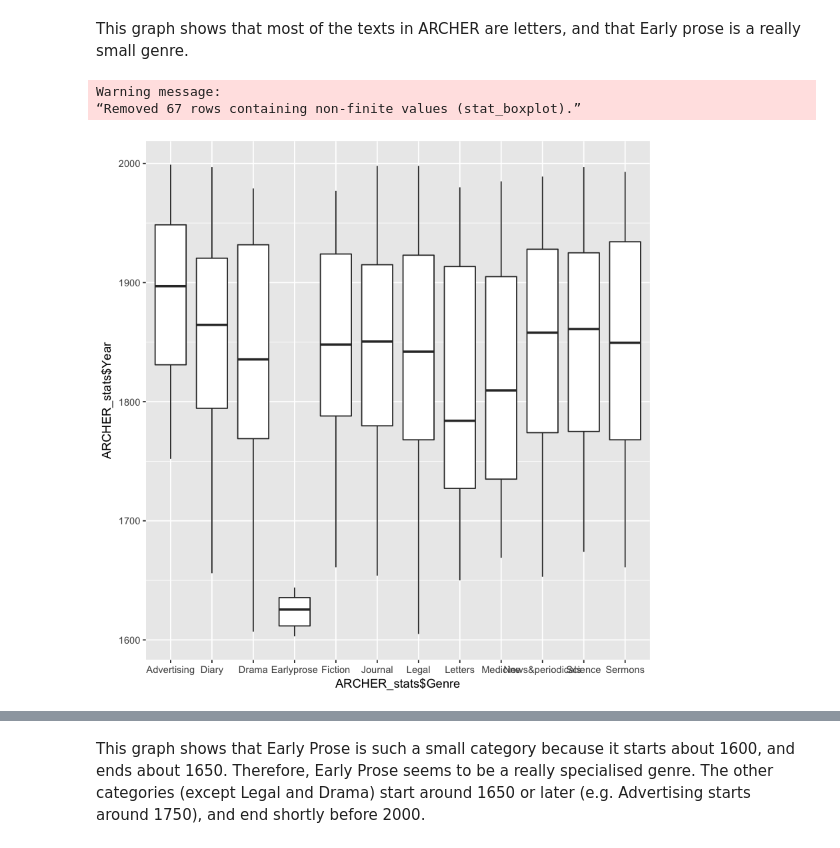
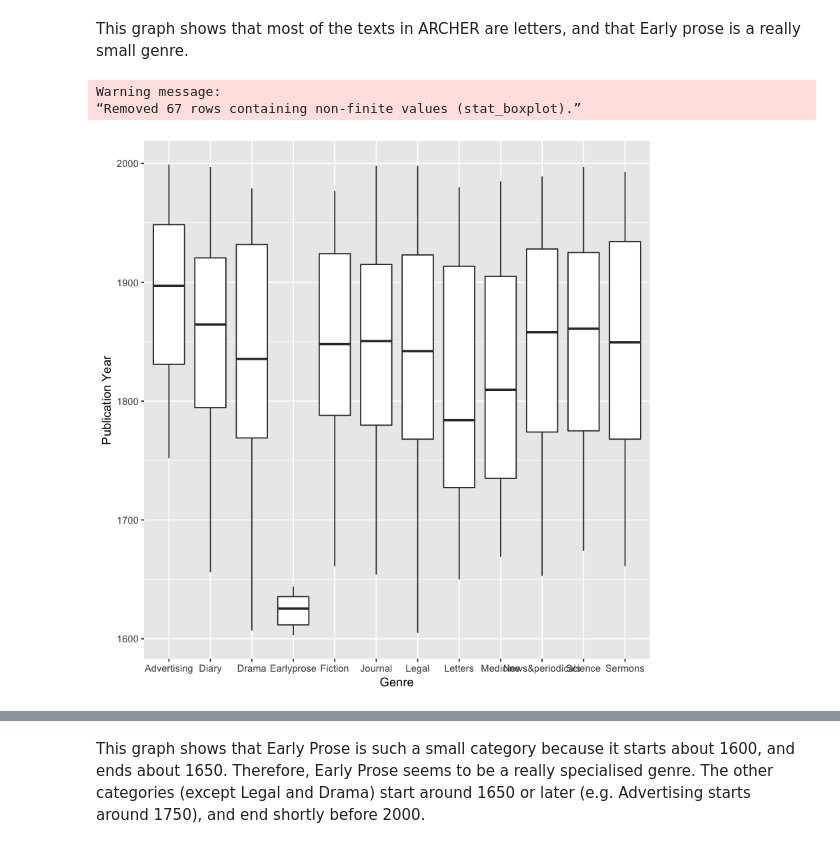
Before and after one commit to DianaLaura/MasterThesis, a Jupyter notebook: EDA.ipynb, the cells around one changed output, grey strips where cells are left out. Drawn from its saved outputs; the diff is of its cells as text; code cells hidden in the pictures.

```diff
--- a/EDA.ipynb
+++ b/EDA.ipynb
@@ -328,8 +332,8 @@ ggplot(ARCHER_stats, aes(x = ARCHER_stats$Genre)) + geom_bar()
 # %% [markdown]
 This graph shows that most of the texts in ARCHER are letters, and that Early prose is a really small genre.
 # %%
-ggplot(ARCHER_stats, aes(x=ARCHER_stats$Genre, y=ARCHER_stats$Year)) + geom_boxplot()
+ggplot(ARCHER_stats, aes(x=ARCHER_stats$Genre, y=ARCHER_stats$Year)) + geom_boxplot() + xlab('Genre') + ylab('Publication Year')
 # %% [output]
 Warning message:
 “Removed 67 rows containing non-finite values (stat_boxplot).”
-[figure, old version]
+[figure, new version]
```
Also changed, not shown: parts of 9 cells of this notebook, 7 other files.
